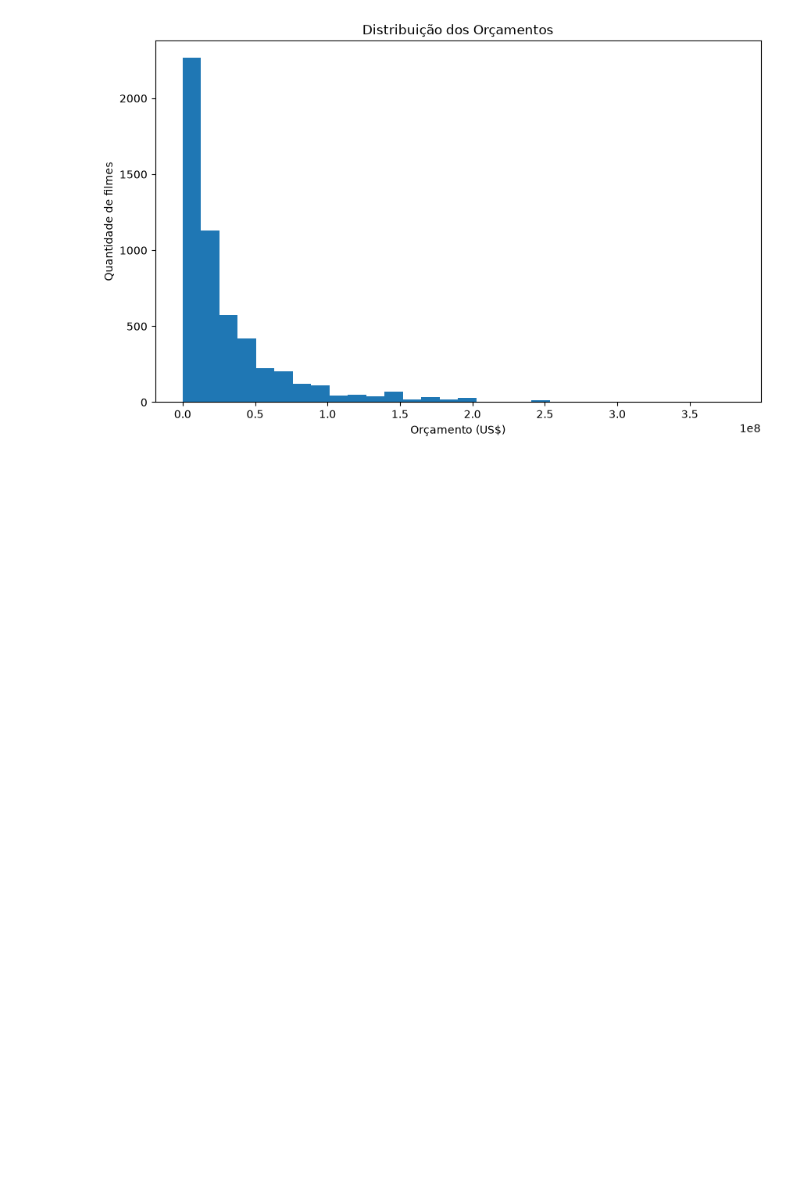
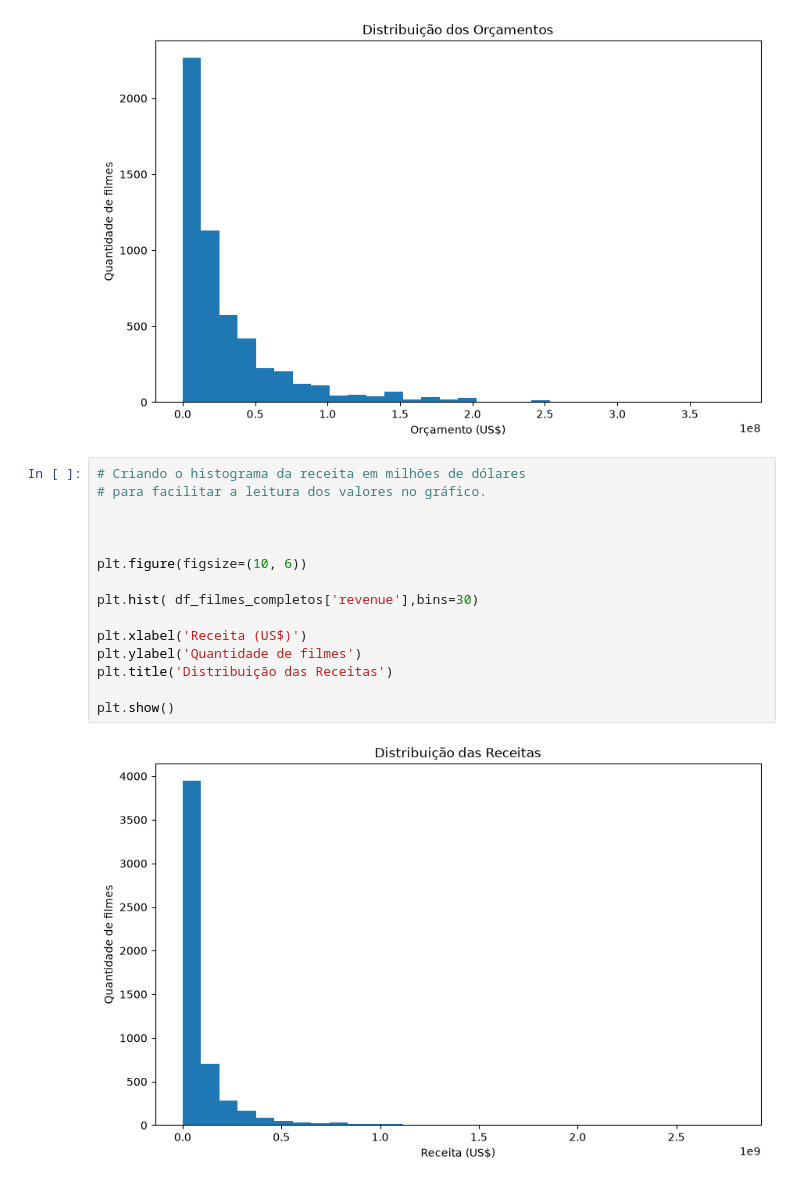
Before and after one commit to mtojald/AnaliseEXP-Dados, a Jupyter notebook: AnaliseEXP.ipynb, the cells around one changed output. Cells and saved outputs as stored; diff of their text form; blank space fills up the shorter version.

Commit message:
Respondendo perguntas, com o indice de correlação entre parametros + adiçao grafico receita

```diff
--- a/AnaliseEXP.ipynb
+++ b/AnaliseEXP.ipynb
@@ -472,3 +472,20 @@ plt.title('Distribuição dos Orçamentos')
 plt.show()
 # %% [output]
 [figure]
+# %%
+# Criando o histograma da receita em milhões de dólares
+# para facilitar a leitura dos valores no gráfico.
+
+
+
+plt.figure(figsize=(10, 6))
+
+plt.hist( df_filmes_completos['revenue'],bins=30)
+
+plt.xlabel('Receita (US$)')
+plt.ylabel('Quantidade de filmes')
+plt.title('Distribuição das Receitas')
+
+plt.show()
+# %% [output]
+[figure, added]
```
Also changed, not shown: parts of 3 cells of this notebook, 1 other file.
